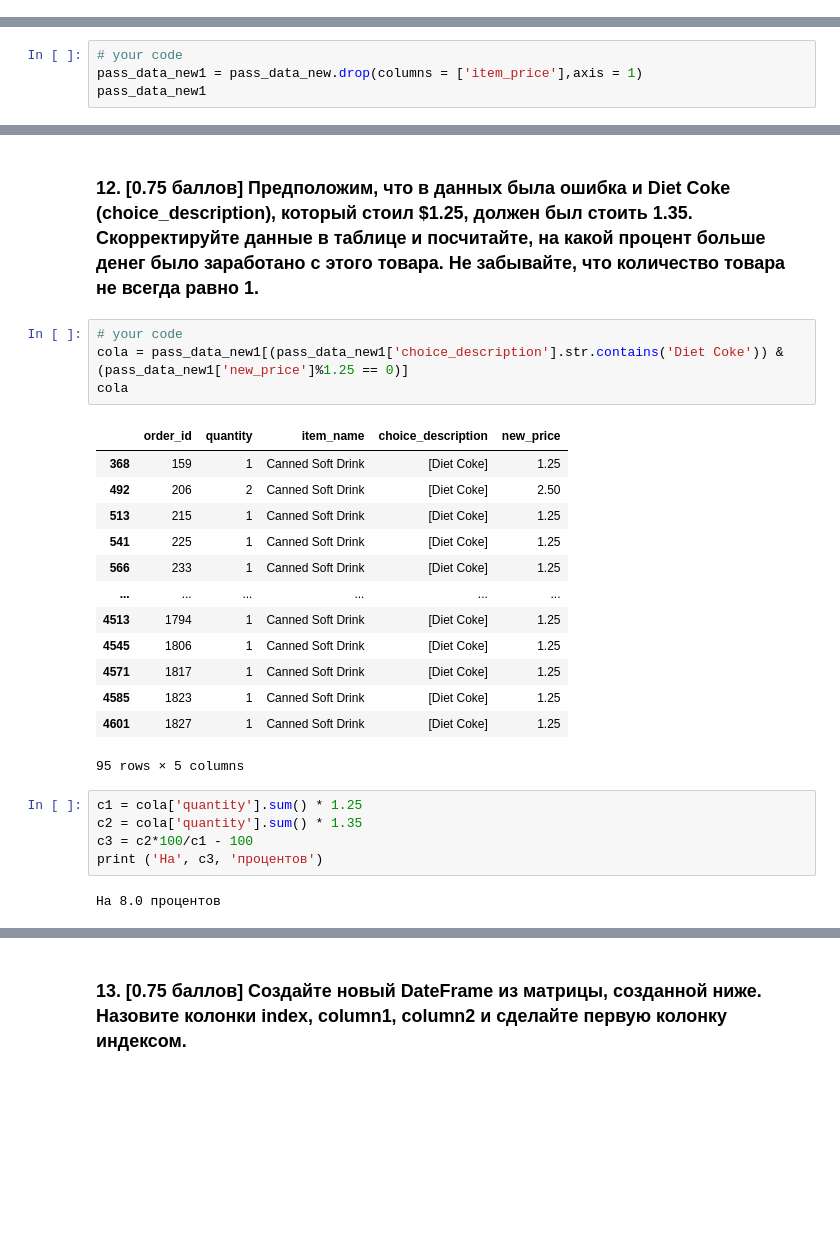
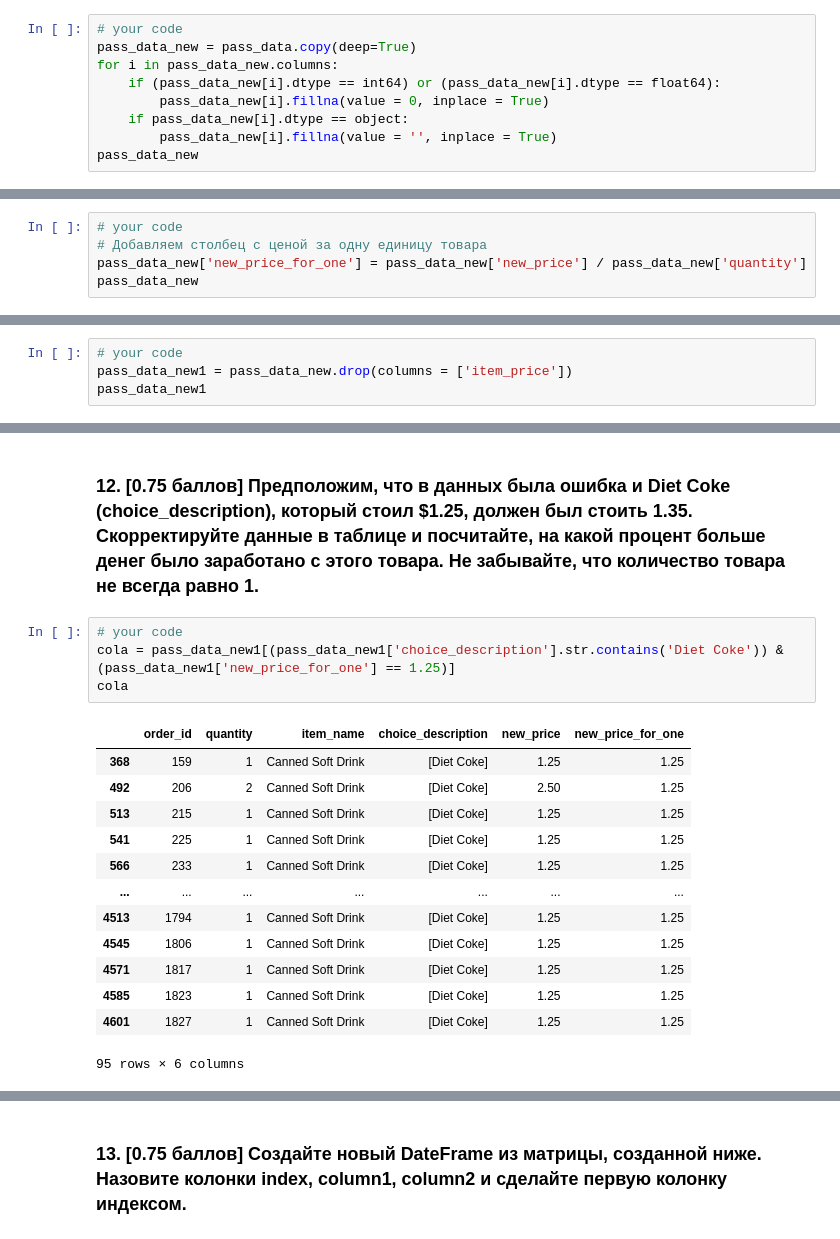
Before and after one commit to Ksenia-Leonteva/Autumn_Python_2022, a Jupyter notebook: homework_3/Pandas.ipynb, the cells around one changed output, grey strips where cells are left out. Cells and saved outputs as stored; diff of their text form; blank space fills up the shorter version.

```diff
--- a/homework_3/Pandas.ipynb
+++ b/homework_3/Pandas.ipynb
@@ -161,0 +86,9 @@ dtype: int64
+# %%
+# your code
+pass_data_new = pass_data.copy(deep=True)
+for i in pass_data_new.columns:
+    if (pass_data_new[i].dtype == int64) or (pass_data_new[i].dtype == float64):
+        pass_data_new[i].fillna(value = 0, inplace = True)
+    if pass_data_new[i].dtype == object:
+        pass_data_new[i].fillna(value = '', inplace = True)
+pass_data_new
@@ -207,2 +163,7 @@ dtype: object
 # %% [markdown]
 Какая средняя/минимальная/максимальная цена у товара?
+# %%
+# your code
+# Добавляем столбец с ценой за одну единицу товара
+pass_data_new['new_price_for_one'] = pass_data_new['new_price'] / pass_data_new['quantity']
+pass_data_new
@@ -282,6 +258,6 @@ Name: new_price, dtype: float64
 Удалите старую колонку с ценой.
 # %%
 # your code
-pass_data_new1 = pass_data_new.drop(columns = ['item_price'],axis = 1)
+pass_data_new1 = pass_data_new.drop(columns = ['item_price'])
 pass_data_new1
 # %% [output]
@@ -455,26 +396,19 @@ kol
 ### 12. [0.75 баллов] Предположим, что в данных была ошибка и Diet Coke (choice_description), который стоил $1.25, должен был стоить 1.35. Скорректируйте данные в таблице и посчитайте, на какой процент больше денег было заработано с этого товара. Не забывайте, что количество товара не всегда равно 1.
 # %%
 # your code
-cola = pass_data_new1[(pass_data_new1['choice_description'].str.contains('Diet Coke')) & (pass_data_new1['new_price']%1.25 == 0)]
+cola = pass_data_new1[(pass_data_new1['choice_description'].str.contains('Diet Coke')) & (pass_data_new1['new_price_for_one'] == 1.25)]
 cola
 # %% [output]
-|  | order_id | quantity | item_name | choice_description | new_price |
-| 368 | 159 | 1 | Canned Soft Drink | [Diet Coke] | 1.25 |
-| 492 | 206 | 2 | Canned Soft Drink | [Diet Coke] | 2.50 |
-| 513 | 215 | 1 | Canned Soft Drink | [Diet Coke] | 1.25 |
-| 541 | 225 | 1 | Canned Soft Drink | [Diet Coke] | 1.25 |
-| 566 | 233 | 1 | Canned Soft Drink | [Diet Coke] | 1.25 |
-| ... | ... | ... | ... | ... | ... |
-| 4513 | 1794 | 1 | Canned Soft Drink | [Diet Coke] | 1.25 |
-| 4545 | 1806 | 1 | Canned Soft Drink | [Diet Coke] | 1.25 |
-| 4571 | 1817 | 1 | Canned Soft Drink | [Diet Coke] | 1.25 |
-| 4585 | 1823 | 1 | Canned Soft Drink | [Diet Coke] | 1.25 |
-| 4601 | 1827 | 1 | Canned Soft Drink | [Diet Coke] | 1.25 |
+|  | order_id | quantity | item_name | choice_description | new_price | new_price_for_one |
+| 368 | 159 | 1 | Canned Soft Drink | [Diet Coke] | 1.25 | 1.25 |
+| 492 | 206 | 2 | Canned Soft Drink | [Diet Coke] | 2.50 | 1.25 |
+| 513 | 215 | 1 | Canned Soft Drink | [Diet Coke] | 1.25 | 1.25 |
+| 541 | 225 | 1 | Canned Soft Drink | [Diet Coke] | 1.25 | 1.25 |
+| 566 | 233 | 1 | Canned Soft Drink | [Diet Coke] | 1.25 | 1.25 |
+| ... | ... | ... | ... | ... | ... | ... |
+| 4513 | 1794 | 1 | Canned Soft Drink | [Diet Coke] | 1.25 | 1.25 |
+| 4545 | 1806 | 1 | Canned Soft Drink | [Diet Coke] | 1.25 | 1.25 |
+| 4571 | 1817 | 1 | Canned Soft Drink | [Diet Coke] | 1.25 | 1.25 |
+| 4585 | 1823 | 1 | Canned Soft Drink | [Diet Coke] | 1.25 | 1.25 |
+| 4601 | 1827 | 1 | Canned Soft Drink | [Diet Coke] | 1.25 | 1.25 |
-95 rows × 5 columns
+95 rows × 6 columns
-# %%
-c1 = cola['quantity'].sum() * 1.25
-c2 = cola['quantity'].sum() * 1.35
-c3 = c2*100/c1 - 100
-print ('На', c3, 'процентов')
-# %% [output]
-На 8.0 процентов
```
Also changed, not shown: parts of 61 cells of this notebook, 2 other files.
